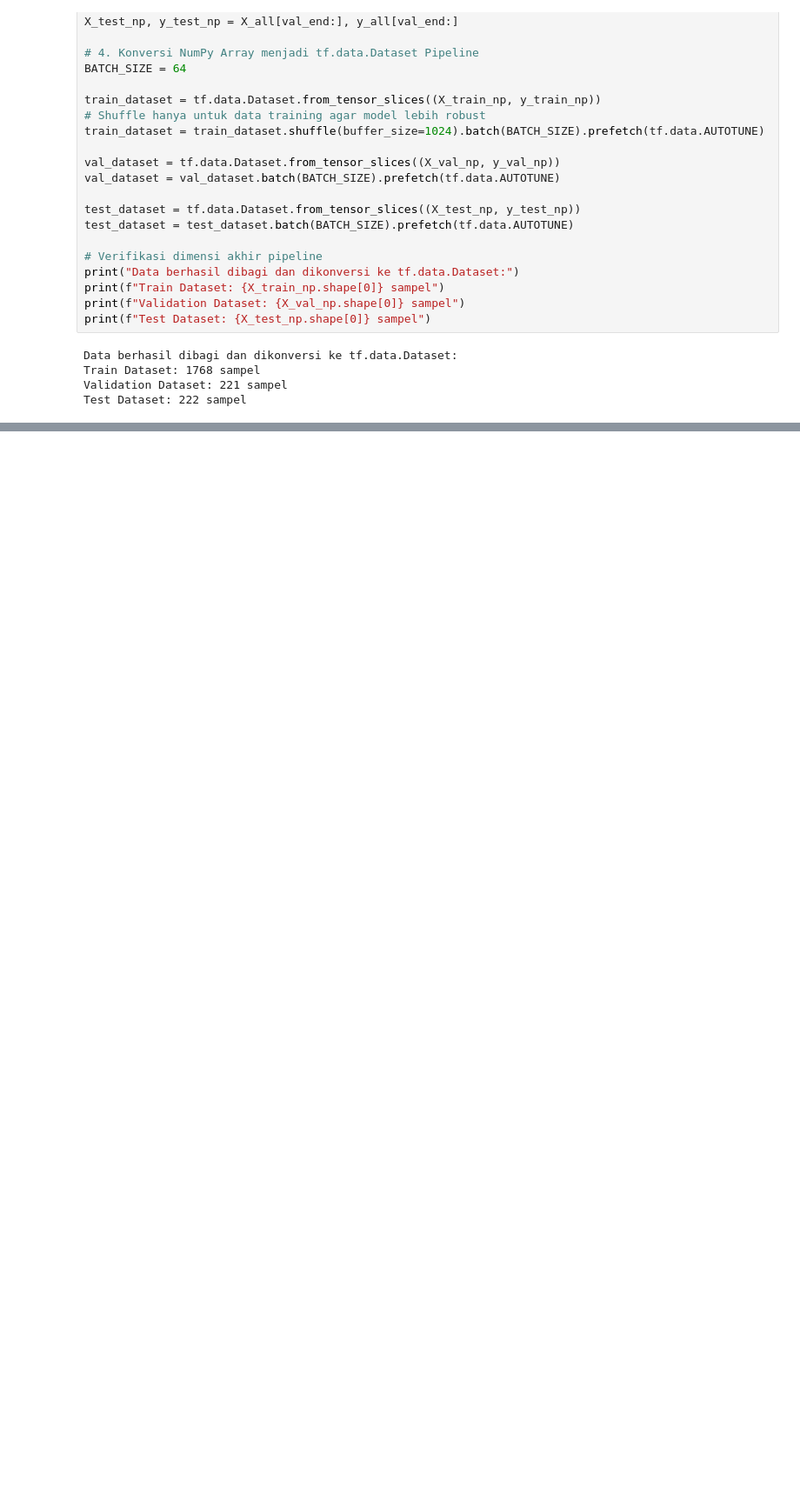
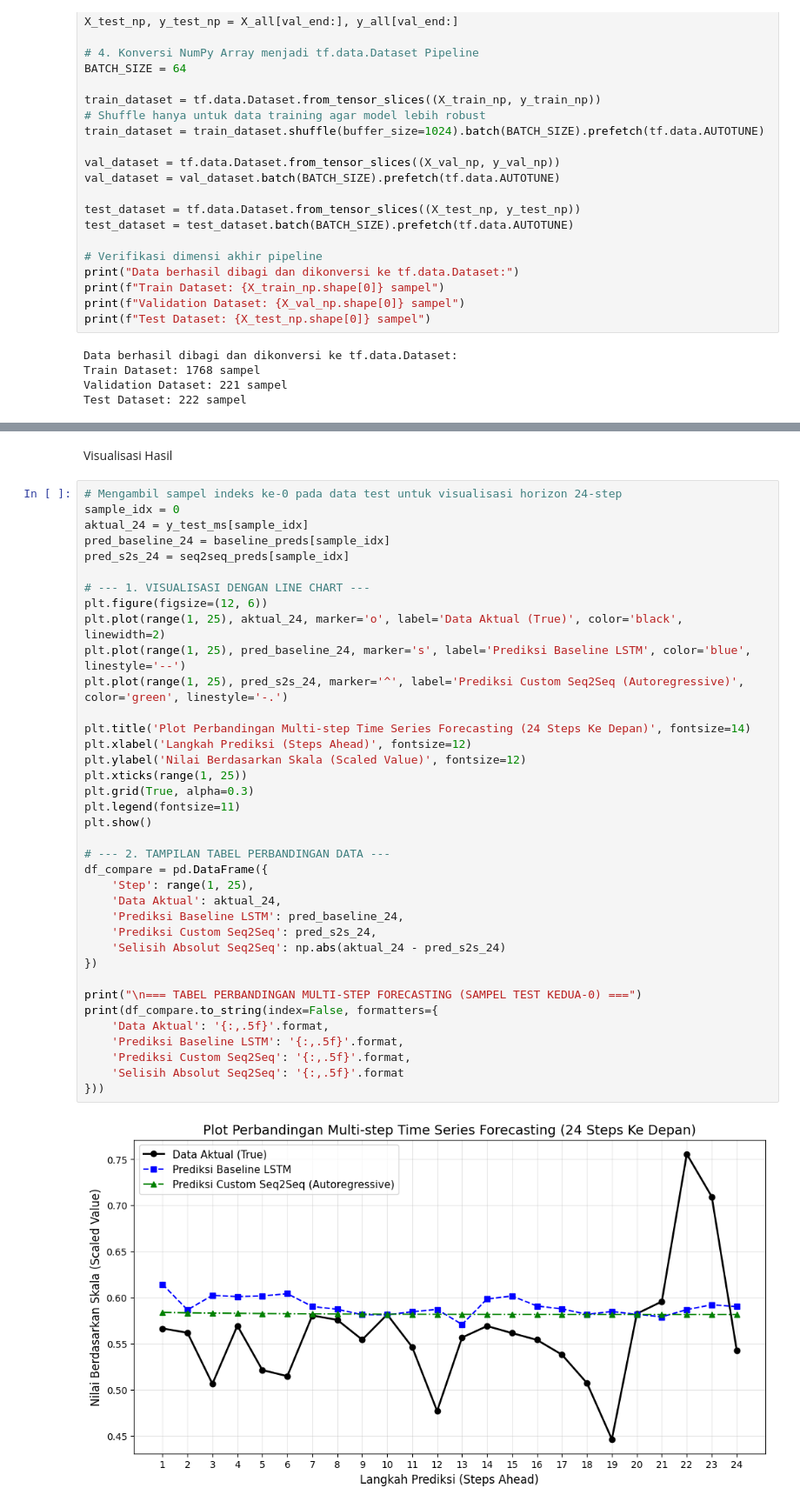
Before and after one commit to mikysetiawan/MachineLearningExpert, a Jupyter notebook: Tugas_Akhir_Timeseries_Forcasting.ipynb, the cells around one changed output, grey strips where cells are left out. Shown at 87% size. Drawn from its saved outputs; the diff is of its cells as text; blank space fills up the shorter version.

```diff
--- a/Tugas_Akhir_Timeseries_Forcasting.ipynb
+++ b/Tugas_Akhir_Timeseries_Forcasting.ipynb
@@ -390,0 +841,41 @@ Epoch 10/10
+# %% [markdown]
+Visualisasi Hasil
+# %%
+# Mengambil sampel indeks ke-0 pada data test untuk visualisasi horizon 24-step
+sample_idx = 0
+aktual_24 = y_test_ms[sample_idx]
+pred_baseline_24 = baseline_preds[sample_idx]
+pred_s2s_24 = seq2seq_preds[sample_idx]
+
+# --- 1. VISUALISASI DENGAN LINE CHART ---
+plt.figure(figsize=(12, 6))
+plt.plot(range(1, 25), aktual_24, marker='o', label='Data Aktual (True)', color='black', linewidth=2)
+plt.plot(range(1, 25), pred_baseline_24, marker='s', label='Prediksi Baseline LSTM', color='blue', linestyle='--')
+plt.plot(range(1, 25), pred_s2s_24, marker='^', label='Prediksi Custom Seq2Seq (Autoregressive)', color='green', linestyle='-.')
+
+plt.title('Plot Perbandingan Multi-step Time Series Forecasting (24 Steps Ke Depan)', fontsize=14)
+plt.xlabel('Langkah Prediksi (Steps Ahead)', fontsize=12)
+plt.ylabel('Nilai Berdasarkan Skala (Scaled Value)', fontsize=12)
+plt.xticks(range(1, 25))
+plt.grid(True, alpha=0.3)
+plt.legend(fontsize=11)
+plt.show()
+
+# --- 2. TAMPILAN TABEL PERBANDINGAN DATA ---
+df_compare = pd.DataFrame({
+    'Step': range(1, 25),
+    'Data Aktual': aktual_24,
+    'Prediksi Baseline LSTM': pred_baseline_24,
+    'Prediksi Custom Seq2Seq': pred_s2s_24,
+    'Selisih Absolut Seq2Seq': np.abs(aktual_24 - pred_s2s_24)
+})
+
+print("\n=== TABEL PERBANDINGAN MULTI-STEP FORECASTING (SAMPEL TEST KEDUA-0) ===")
+print(df_compare.to_string(index=False, formatters={
+    'Data Aktual': '{:,.5f}'.format,
+    'Prediksi Baseline LSTM': '{:,.5f}'.format,
+    'Prediksi Custom Seq2Seq': '{:,.5f}'.format,
+    'Selisih Absolut Seq2Seq': '{:,.5f}'.format
+}))
+# %% [output]
+[figure, added]
```
Also changed, not shown: parts of 17 cells of this notebook.
